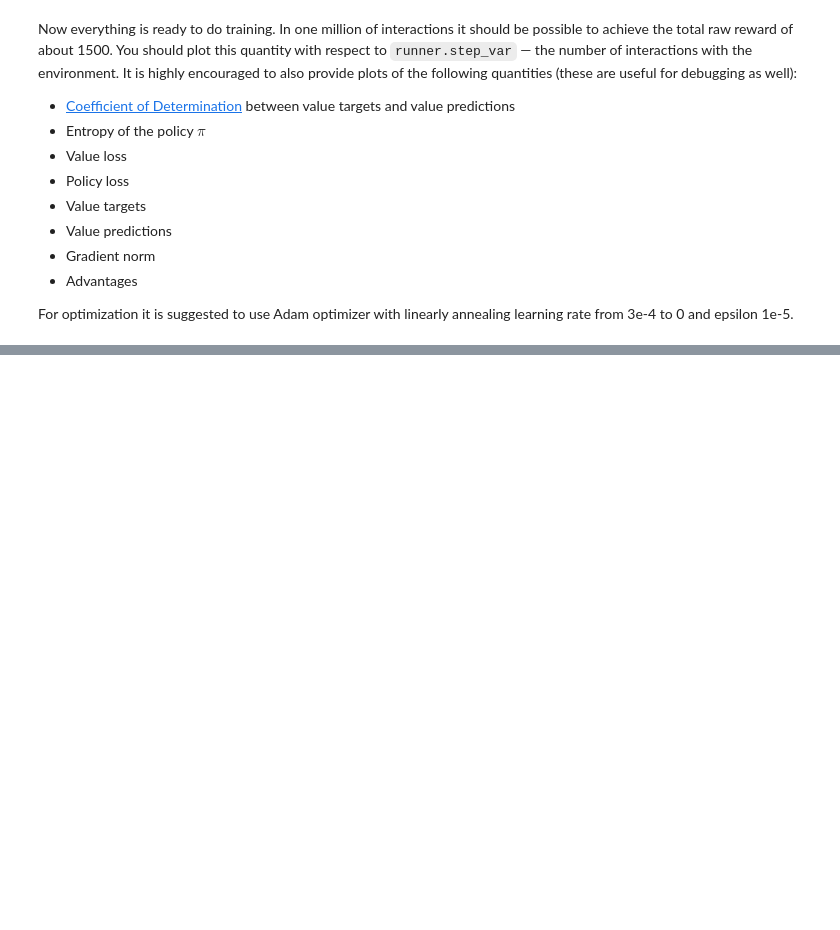
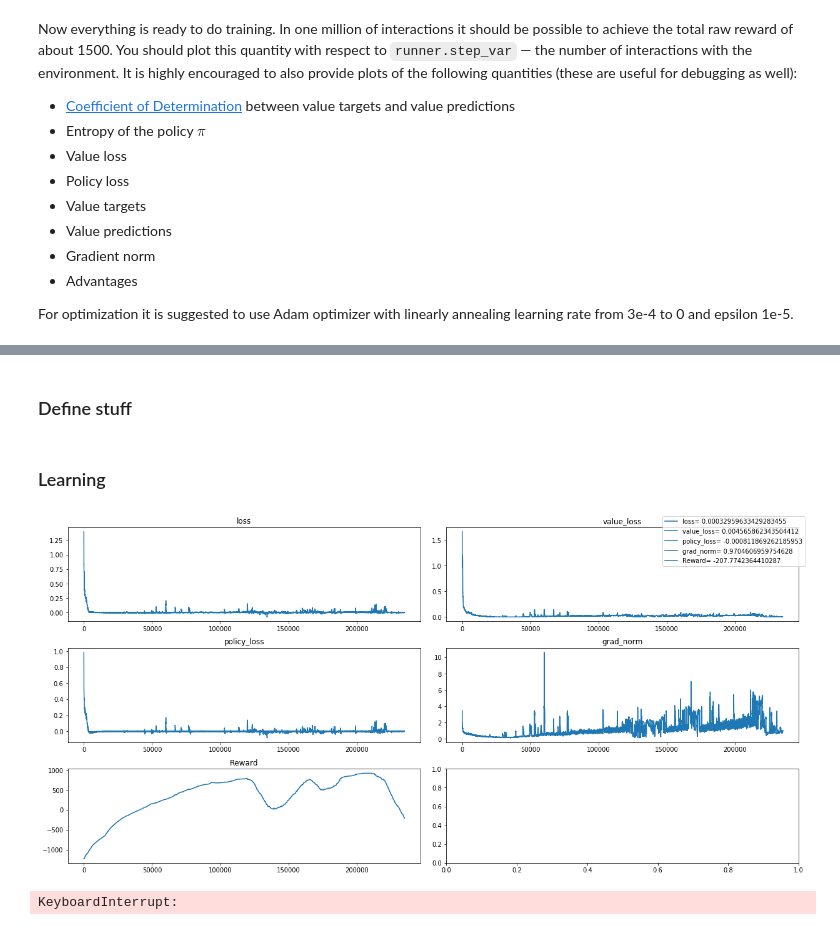
Before and after one commit to alex-kozinov/courses, a Jupyter notebook: practical-rl/09_trpo/ppo.ipynb, the cells around one changed output, grey strips where cells are left out. Drawn from its saved outputs; the diff is of its cells as text; code cells hidden in the pictures; blank space fills up the shorter version.

```diff
--- a/practical-rl/09_trpo/ppo.ipynb
+++ b/practical-rl/09_trpo/ppo.ipynb
@@ -347,0 +707,3 @@ from 3e-4 to 0 and epsilon 1e-5.
+# %%
+env = Normalize(Summaries(gym.make(GAME_NAME)))
+obs = env.reset()
@@ -347,0 +717,3 @@ from 3e-4 to 0 and epsilon 1e-5.
+# %%
+agent = PPOAgent(obs.shape, env.action_space.shape[0])
+agent
@@ -347,0 +759,46 @@ from 3e-4 to 0 and epsilon 1e-5.
+# %% [markdown]
+### Define stuff
+# %%
+policy = Policy(agent)
+sampler = make_ppo_runner(env, policy)
+optimizer = torch.optim.Adam(agent.parameters(), lr=3e-4, eps=1e-5)
+scheduler = LinearDecayScheduler(optimizer, START_LR, 0.0, TOTAL_EPOCH)
+
+ppo = PPO(policy, optimizer)
+# %% [markdown]
+### Learning
+# %%
+def moving_average(x, span=100): return DataFrame(
+    {'x': np.asarray(x)}).x.ewm(span=span).mean().values
+# %%
+%%time
+curves_names = ['loss', 'value_loss', 'policy_loss', 'grad_norm', 'Reward']
+curves = [[], [], [], [], []]
+
+for i in trange(LAST_EPOCH, TOTAL_EPOCH):
+    trajectory = sampler.get_next()
+    losses = ppo.step(trajectory)
+    scheduler.step()
+    for j, loss in enumerate(losses):
+        curves[j].append(loss)
+    mean_reward = env.env.get_values(GAME_NAME + "/reward_mean_100") or [(None, 0)]
+    curves[-1].append(mean_reward[-1][1])
+    if mean_reward[-1][1] > 1500:
+        print("TASK PASSED!")
+
+    if i and i % DROW_STEP == 0:
+        clear_output(True)
+        fig1, axs = plt.subplots(3, 2, figsize=FIG_SIZE, constrained_layout=True)
+        for j, curve in enumerate(curves):
+#             axs[j // 2][j % 2].set_ylim(ylims[j])
+            axs[j // 2][j % 2].set_title(curves_names[j])
+            smoth_curve = moving_average(curve, span=100) if j != 5 else curve
+            axs[j // 2][j % 2].plot(smoth_curve, label=f'{curves_names[j]}= {smoth_curve[-1]}')
+        fig1.legend()
+        plt.show()
+
+    if i != LAST_EPOCH and i % SAVE_STEP == 0:
+        torch.save(agent, MODEL_MASK.format(last_epoch=i))
+# %% [output]
+[figure, added]
+KeyboardInterrupt:
```
Also changed, not shown: parts of 28 cells of this notebook, 6 other files.
